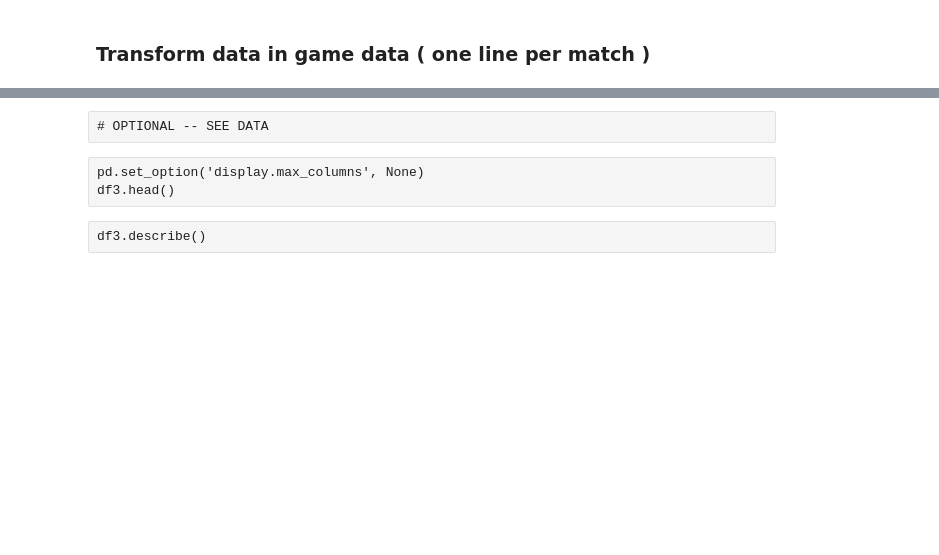
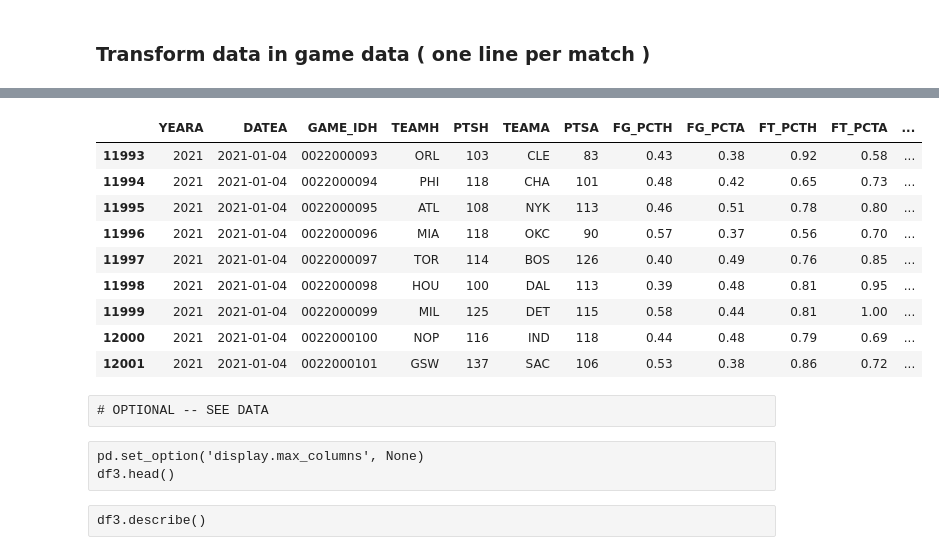
Before and after one commit to fabertel/FB_Python, a Jupyter notebook: NBA2020analytics - OK.ipynb, the cells around one changed output, grey strips where cells are left out. Saved outputs shown, nothing was run; the diff lists cells and outputs as text; code cells hidden in the pictures; blank space fills up the shorter version.

```diff
--- a/NBA2020analytics - OK.ipynb
+++ b/NBA2020analytics - OK.ipynb
@@ -381,8 +152,8 @@ import numpy as np
 today = date.today()
 
 gameslogtmp = []
-for x in trange(365):
-    d = datetime.date(2020, 12, 29)
+for x in trange(2):
+    d = datetime.date(2021, 1, 5)
     tmpdate = d - timedelta(x)
     output = scoreboardv2.ScoreboardV2(game_date=tmpdate, league_id='00',timeout=15000).get_data_frames()
     tmp = pd.DataFrame(output[1])
@@ -459,3 +245,16 @@ Freq: A-DEC, dtype: int64
+# %%
+df3[(df3.DATEA=='2021-01-04')]
+# %% [output]
+|  | YEARA | DATEA | GAME_IDH | TEAMH | PTSH | TEAMA | PTSA | FG_PCTH | FG_PCTA | FT_PCTH | FT_PCTA | ... |
+| 11993 | 2021 | 2021-01-04 | 0022000093 | ORL | 103 | CLE | 83 | 0.43 | 0.38 | 0.92 | 0.58 | ... |
+| 11994 | 2021 | 2021-01-04 | 0022000094 | PHI | 118 | CHA | 101 | 0.48 | 0.42 | 0.65 | 0.73 | ... |
+| 11995 | 2021 | 2021-01-04 | 0022000095 | ATL | 108 | NYK | 113 | 0.46 | 0.51 | 0.78 | 0.80 | ... |
+| 11996 | 2021 | 2021-01-04 | 0022000096 | MIA | 118 | OKC | 90 | 0.57 | 0.37 | 0.56 | 0.70 | ... |
+| 11997 | 2021 | 2021-01-04 | 0022000097 | TOR | 114 | BOS | 126 | 0.40 | 0.49 | 0.76 | 0.85 | ... |
+| 11998 | 2021 | 2021-01-04 | 0022000098 | HOU | 100 | DAL | 113 | 0.39 | 0.48 | 0.81 | 0.95 | ... |
+| 11999 | 2021 | 2021-01-04 | 0022000099 | MIL | 125 | DET | 115 | 0.58 | 0.44 | 0.81 | 1.00 | ... |
+| 12000 | 2021 | 2021-01-04 | 0022000100 | NOP | 116 | IND | 118 | 0.44 | 0.48 | 0.79 | 0.69 | ... |
+| 12001 | 2021 | 2021-01-04 | 0022000101 | GSW | 137 | SAC | 106 | 0.53 | 0.38 | 0.86 | 0.72 | ... |
 # %%
 df3.to_csv('NBA2020analytics_gamestransformed_backup.csv', index=False)
 df3.to_excel('NBA2020analytics_gamestransformed_backup.xls')
```
Also changed, not shown: parts of 68 cells of this notebook, 1 other file.
